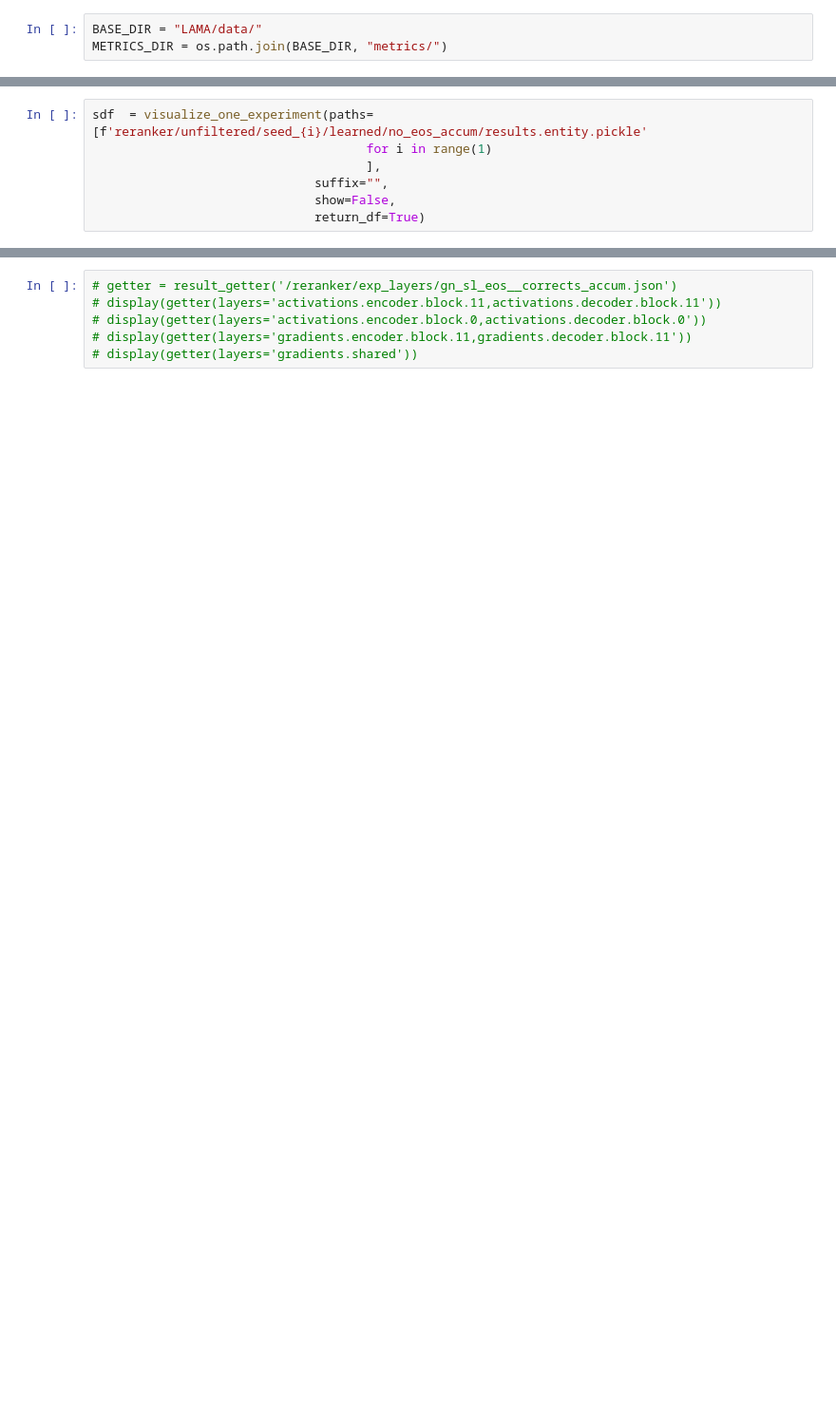
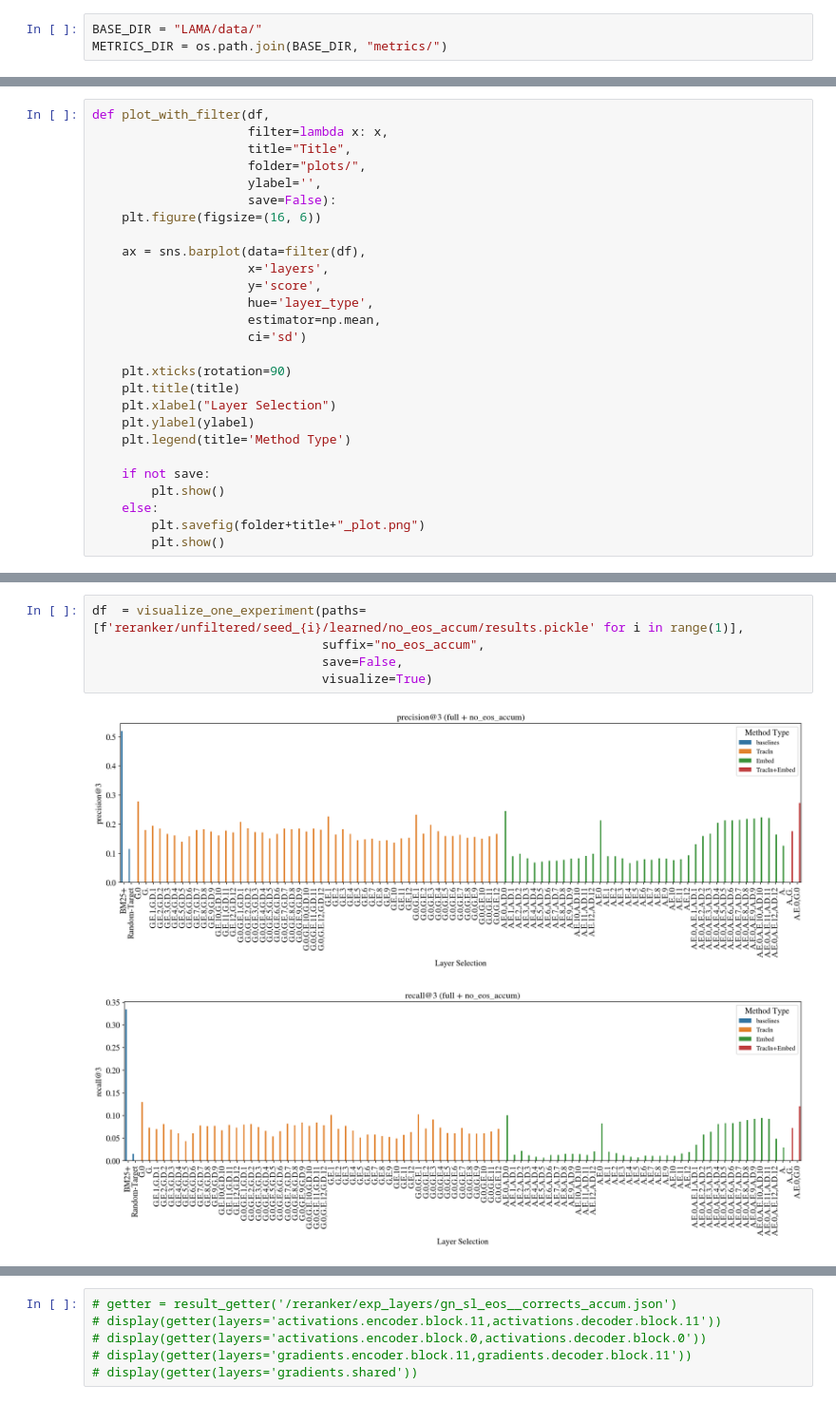
Before and after one commit to ekinakyurek/influence, a Jupyter notebook: analysis.ipynb, the cells around one changed output, grey strips where cells are left out. Shown at 95% size. Saved outputs shown, nothing was run; the diff lists cells and outputs as text; blank space fills up the shorter version.

```diff
--- a/analysis.ipynb
+++ b/analysis.ipynb
@@ -69,5 +85,32 @@ def metrics_to_df(metrics):
 
     return df
+# %%
+def plot_with_filter(df,
+                     filter=lambda x: x,
+                     title="Title",
+                     folder="plots/",
+                     ylabel='',
+                     save=False):
+    plt.figure(figsize=(16, 6))
+
+    ax = sns.barplot(data=filter(df),
+                     x='layers',
+                     y='score',
+                     hue='layer_type',
+                     estimator=np.mean,
+                     ci='sd')
+
+    plt.xticks(rotation=90)
+    plt.title(title)
+    plt.xlabel("Layer Selection")
+    plt.ylabel(ylabel)
+    plt.legend(title='Method Type')
+
+    if not save:
+        plt.show()
+    else:
+        plt.savefig(folder+title+"_plot.png")
+        plt.show()
 # %%
 def visualize_one_experiment(paths,
                              suffix="",
@@ -115,7 +273,8 @@ def visualize_one_experiment(paths,
 # %%
-sdf  = visualize_one_experiment(paths=[f'reranker/unfiltered/seed_{i}/learned/no_eos_accum/results.entity.pickle'
-                                     for i in range(1)
-                                     ],
-                              suffix="",
-                              show=False,
-                              return_df=True)
+df  = visualize_one_experiment(paths=[f'reranker/unfiltered/seed_{i}/learned/no_eos_accum/results.pickle' for i in range(1)],
+                               suffix="no_eos_accum",
+                               save=False,
+                               visualize=True)
+# %% [output]
+[figure, added]
+[figure, added]
```
Also changed, not shown: parts of 67 cells of this notebook, 17 other files.
